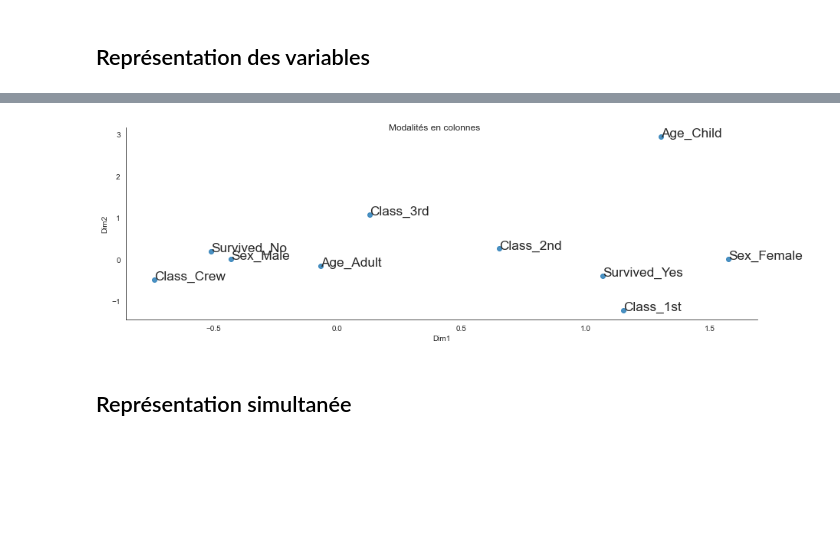
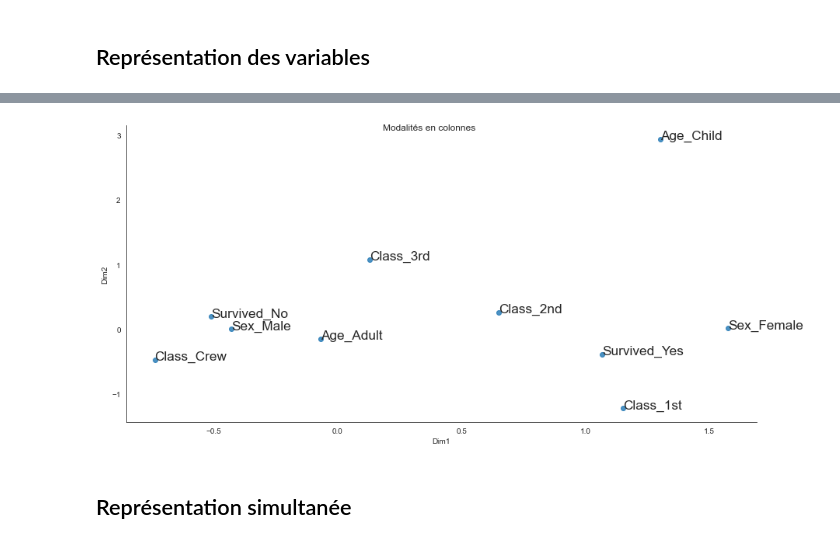
Before and after one commit to fxjollois/cours-2023-2024, a Jupyter notebook: insa--m2-esd--ml/acm-python.ipynb, the cells around one changed output, grey strips where cells are left out. Cells and saved outputs as stored; diff of their text form; code cells hidden in the pictures; blank space fills up the shorter version.

```diff
--- a/insa--m2-esd--ml/acm-python.ipynb
+++ b/insa--m2-esd--ml/acm-python.ipynb
@@ -104,11 +136,11 @@ df_var
 # %%
 g_var = seaborn.lmplot(x = "Dim1", y = "Dim2", data = df_var, fit_reg = False,
-                       height = 4, aspect = 3)
+                       height = 6, aspect = 2)
 g_var.fig.suptitle("Modalités en colonnes")
 for i in df_var.index:
     plt.text(df_var.loc[i].Dim1, df_var.loc[i].Dim2, i, size = "xx-large")
 plt.show()
 # %% [output]
-[figure, old version]
+[figure, new version]
 # %% [markdown]
 ## Représentation simultanée
```
Also changed, not shown: parts of 10 cells of this notebook, 8 other files.
